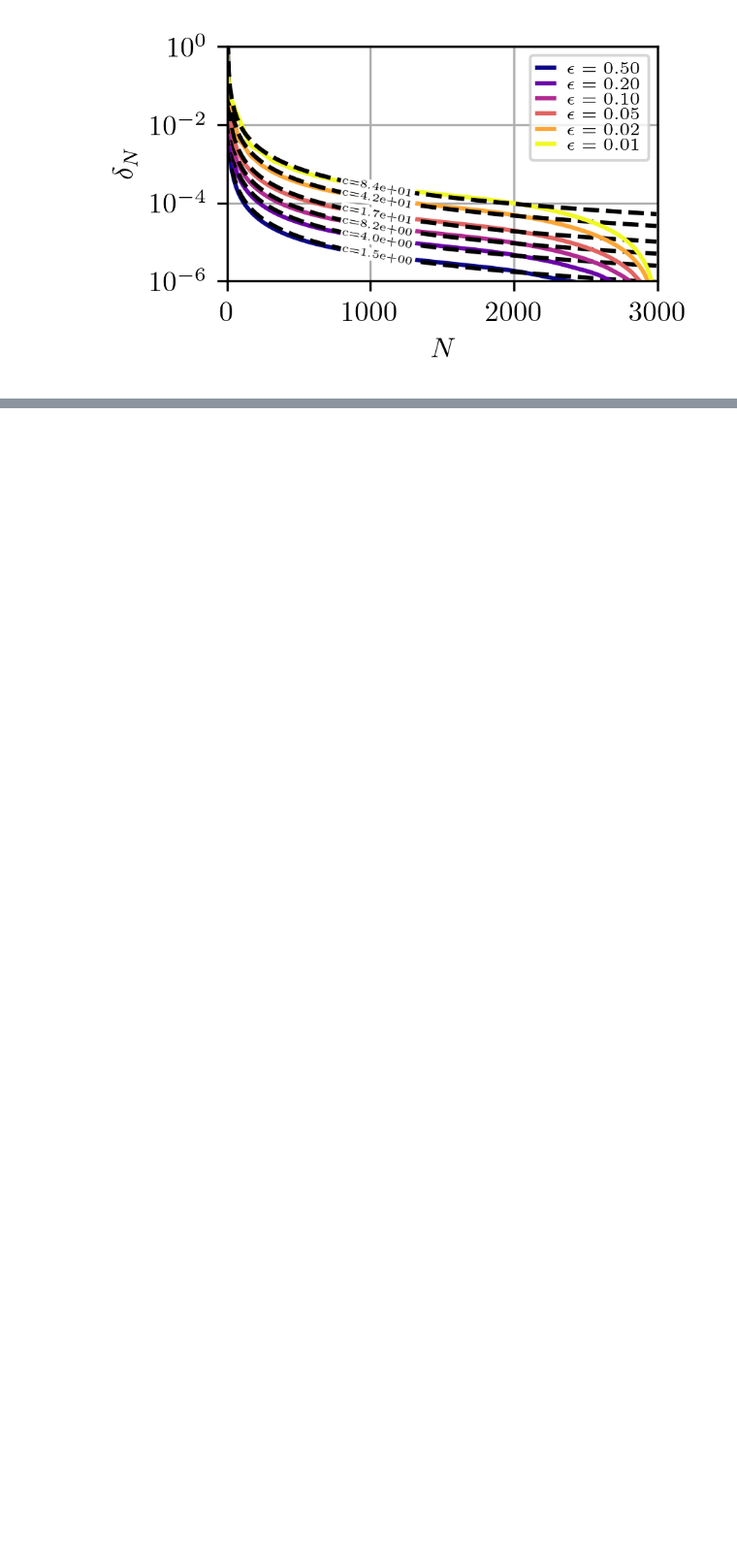
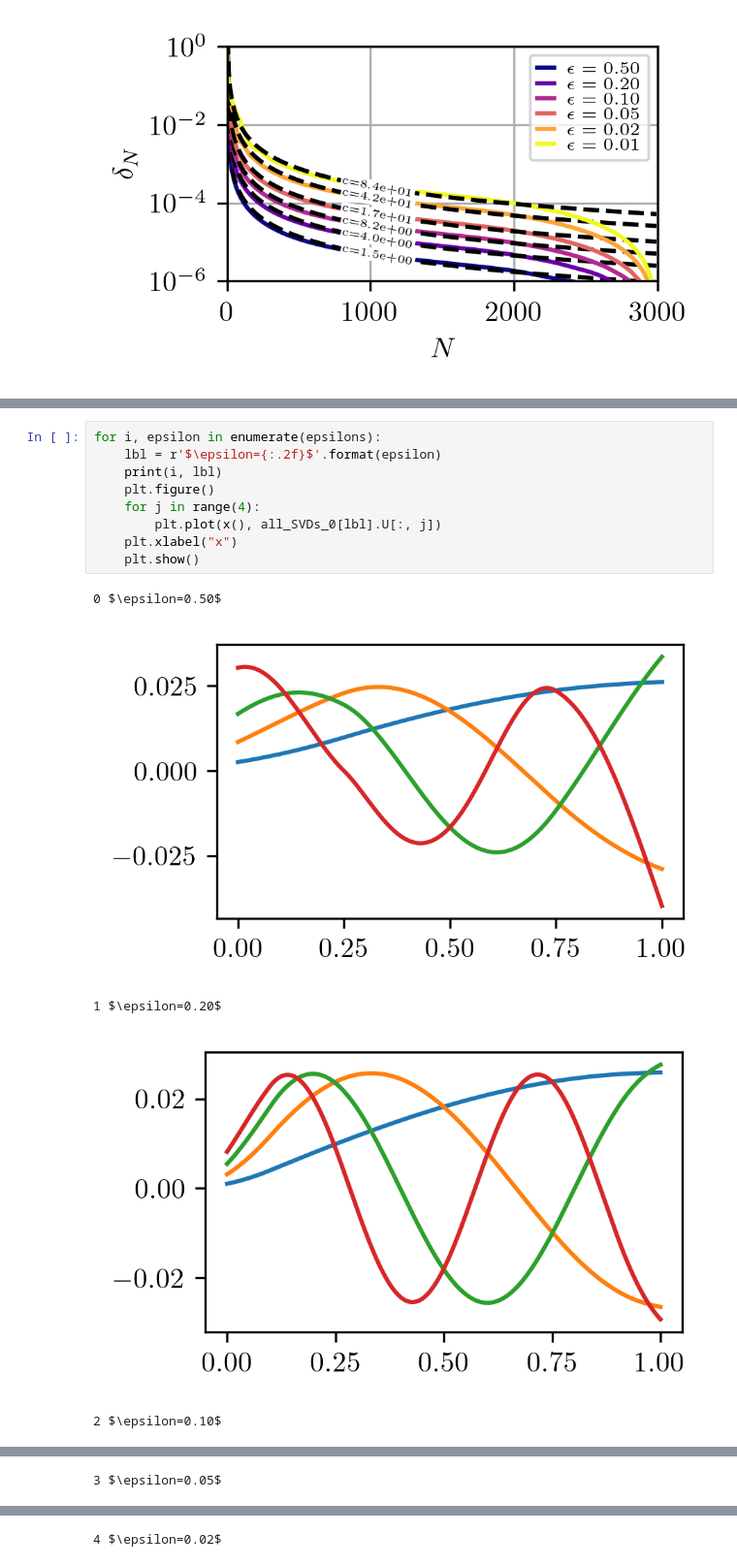
Before and after one commit to flabowski/n_widths_for_transport, a Jupyter notebook: 7.4 The impact of the slope.ipynb, the cells around one changed output, grey strips where cells are left out. Shown at 97% size. Cells and saved outputs as stored; diff of their text form; blank space fills up the shorter version.

Commit message:
added plot of the 4 first basis functions

```diff
--- a/7.4 The impact of the slope.ipynb
+++ b/7.4 The impact of the slope.ipynb
@@ -139,0 +142,15 @@ plt.show()
+# %%
+for i, epsilon in enumerate(epsilons):
+    lbl = r'$\epsilon={:.2f}$'.format(epsilon)
+    print(i, lbl)
+    plt.figure()
+    for j in range(4):
+        plt.plot(x(), all_SVDs_0[lbl].U[:, j])
+    plt.xlabel("x")
+    plt.show()
+# %% [output]
+0 $\epsilon=0.50$
+[figure, added]
+1 $\epsilon=0.20$
+[figure, added]
+2 $\epsilon=0.10$
@@ -139,0 +158 @@ plt.show()
+3 $\epsilon=0.05$
@@ -139,0 +160 @@ plt.show()
+4 $\epsilon=0.02$
```
Also changed, not shown: parts of 6 cells of this notebook.
